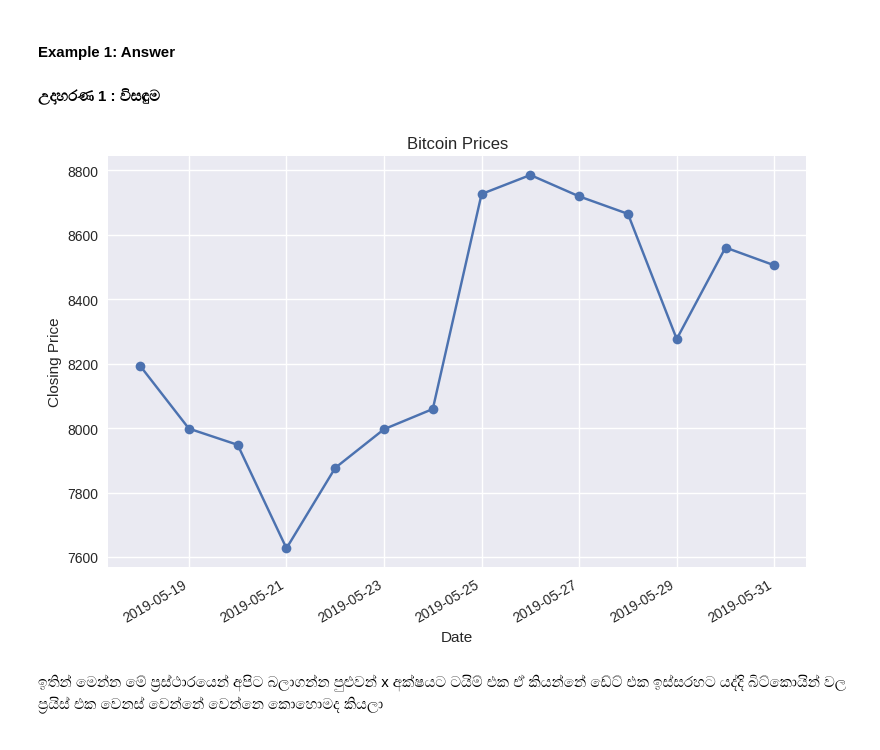
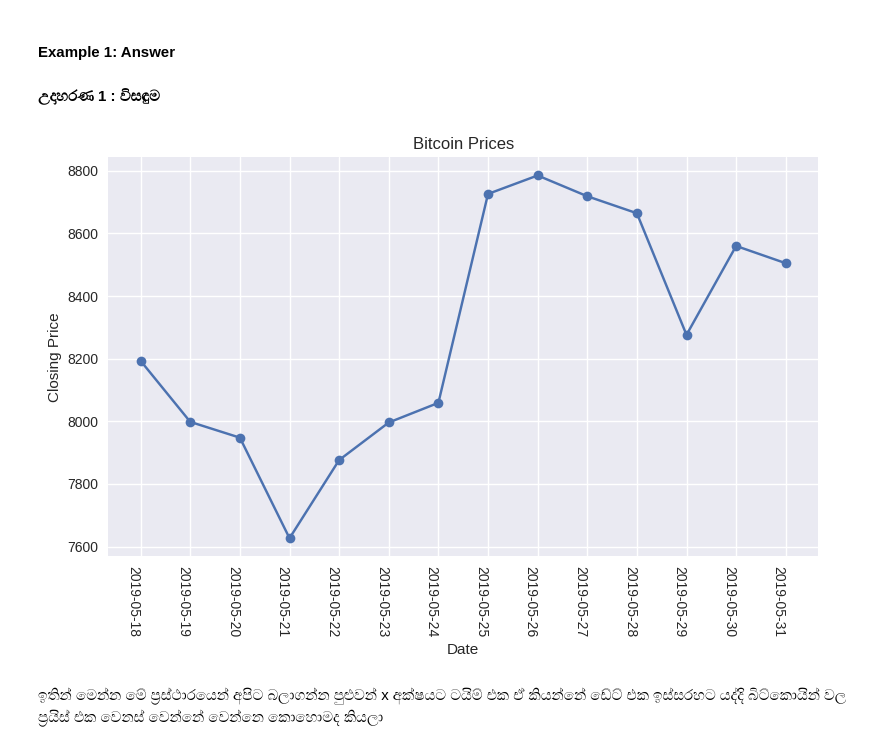
Before and after one commit to GPrathap/pythonII, a Jupyter notebook: sec_matplotlib/matplotlib.ipynb, the cells around one changed output. Drawn from its saved outputs; the diff is of its cells as text; code cells hidden in the pictures.

```diff
--- a/sec_matplotlib/matplotlib.ipynb
+++ b/sec_matplotlib/matplotlib.ipynb
@@ -1168,32 +1170,28 @@ Time Series data ගත්තොත් ඒවා ඕනෑම තැනක ත
 #### උදාහරණ 1 : විසඳුම
 # %%
 import pandas as pd
-from datetime import datetime, timedelta
 from matplotlib import pyplot as plt
-from matplotlib import dates as mpl_dates
 
 plt.style.use('seaborn')
 
 data = pd.read_csv('/content/sample_data/bit_coin_price.csv')
-data['Date'] = pd.to_datetime(data['Date'])
-data.sort_values('Date', inplace=True)
 
 price_date = data['Date']
 price_close = data['Close']
 
 plt.plot_date(price_date, price_close, linestyle='solid')
 
-plt.gcf().autofmt_xdate()
+plt.gcf().autofmt_xdate(bottom=0.1, rotation=270, which=None)
 
 plt.title('Bitcoin Prices')
 plt.xlabel('Date')
 plt.ylabel('Closing Price')
 
 plt.tight_layout()
 
 plt.show()
 # %% [output]
-[figure, old version]
+[figure, new version]
 # %% [markdown]
 ඉතින් මෙන්න මේ ප්‍රස්ථාරයෙන් අපිට බලාගන්න පුළුවන් x අක්ෂයට ටයිම් එක ඒ කියන්නේ ඩේට් එක ඉස්සරහට යද්දි බිට්කොයින් වල ප්‍රයිස් එක වෙනස් වෙන්නේ වෙන්නෙ කොහොමද කියලා
 # %% [markdown]
```
Also changed, not shown: parts of 3 cells of this notebook.
